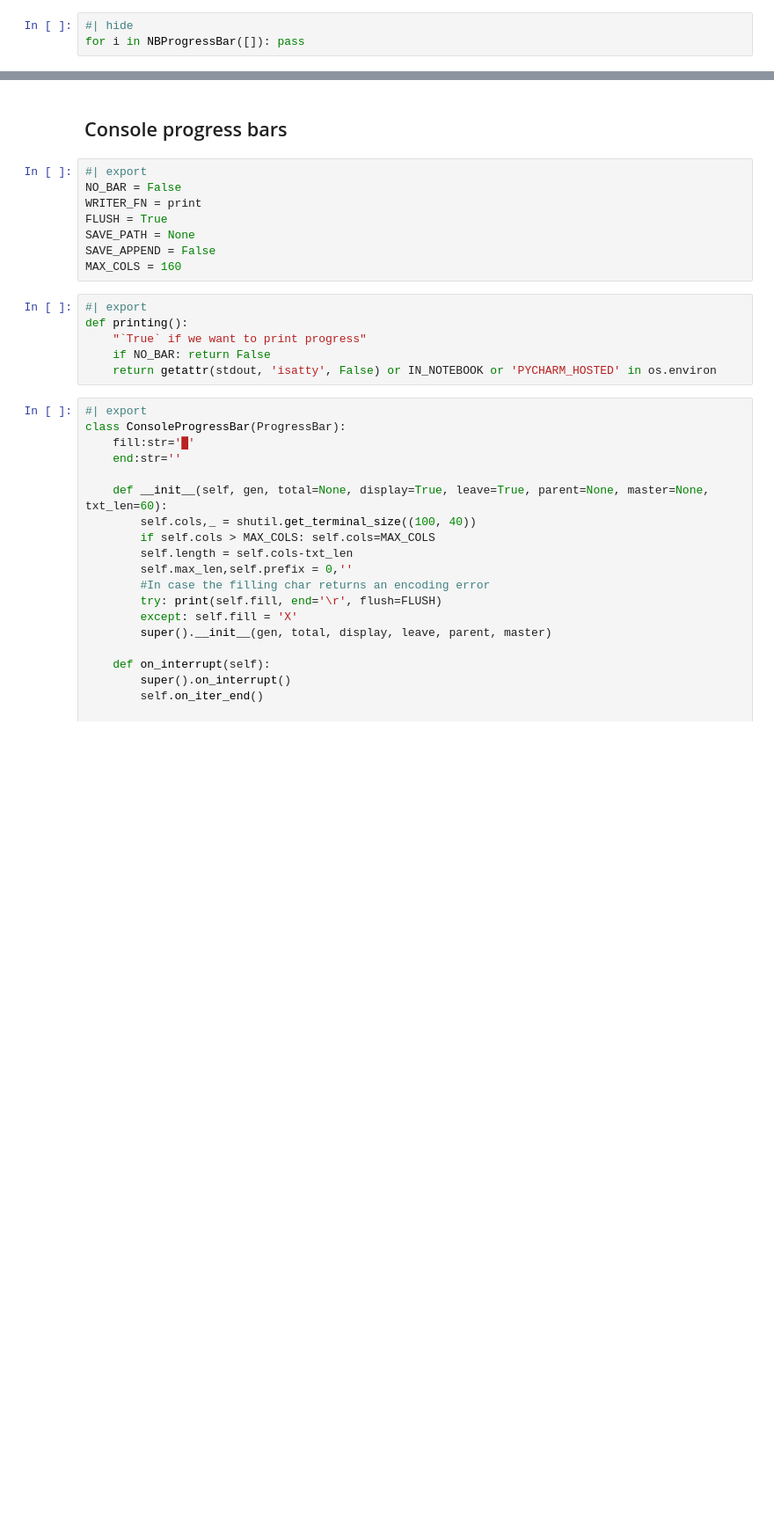
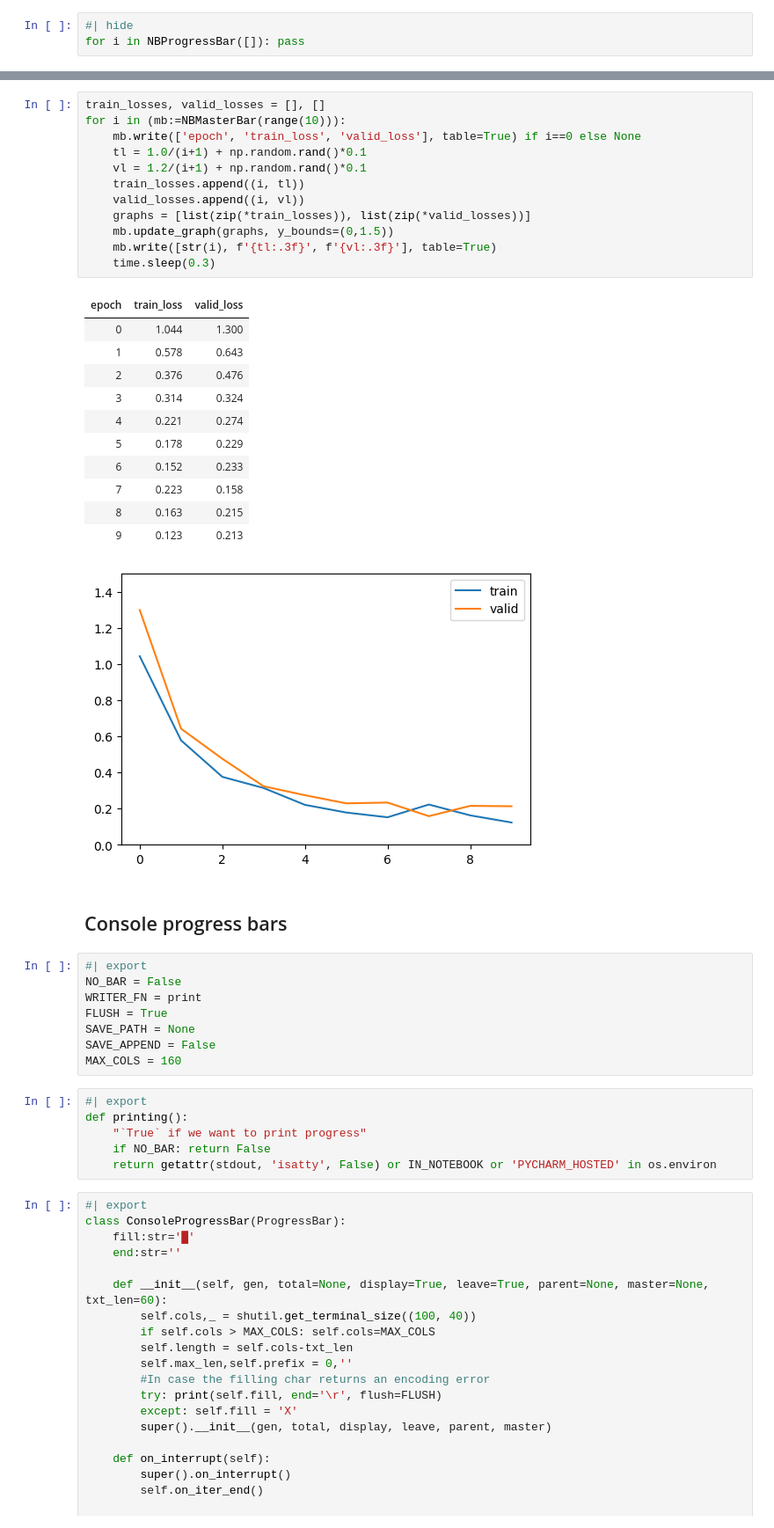
Before and after one commit to AnswerDotAI/fastprogress, a Jupyter notebook: nbs/01_fastprogress.ipynb, the cells around one changed output, grey strips where cells are left out. Shown at 88% size. Drawn from its saved outputs; the diff is of its cells as text; blank space fills up the shorter version.

```diff
--- a/nbs/01_fastprogress.ipynb
+++ b/nbs/01_fastprogress.ipynb
@@ -311,3 +370,28 @@ Finished loop 4.
+# %%
+train_losses, valid_losses = [], []
+for i in (mb:=NBMasterBar(range(10))):
+    mb.write(['epoch', 'train_loss', 'valid_loss'], table=True) if i==0 else None
+    tl = 1.0/(i+1) + np.random.rand()*0.1
+    vl = 1.2/(i+1) + np.random.rand()*0.1
+    train_losses.append((i, tl))
+    valid_losses.append((i, vl))
+    graphs = [list(zip(*train_losses)), list(zip(*valid_losses))]
+    mb.update_graph(graphs, y_bounds=(0,1.5))
+    mb.write([str(i), f'{tl:.3f}', f'{vl:.3f}'], table=True)
+    time.sleep(0.3)
+# %% [output]
+| epoch | train_loss | valid_loss |
+| 0 | 1.044 | 1.300 |
+| 1 | 0.578 | 0.643 |
+| 2 | 0.376 | 0.476 |
+| 3 | 0.314 | 0.324 |
+| 4 | 0.221 | 0.274 |
+| 5 | 0.178 | 0.229 |
+| 6 | 0.152 | 0.233 |
+| 7 | 0.223 | 0.158 |
+| 8 | 0.163 | 0.215 |
+| 9 | 0.123 | 0.213 |
+[figure, added]
 # %% [markdown]
 ## Console progress bars
 # %%
```
Also changed, not shown: parts of 53 cells of this notebook, 6 other files.
